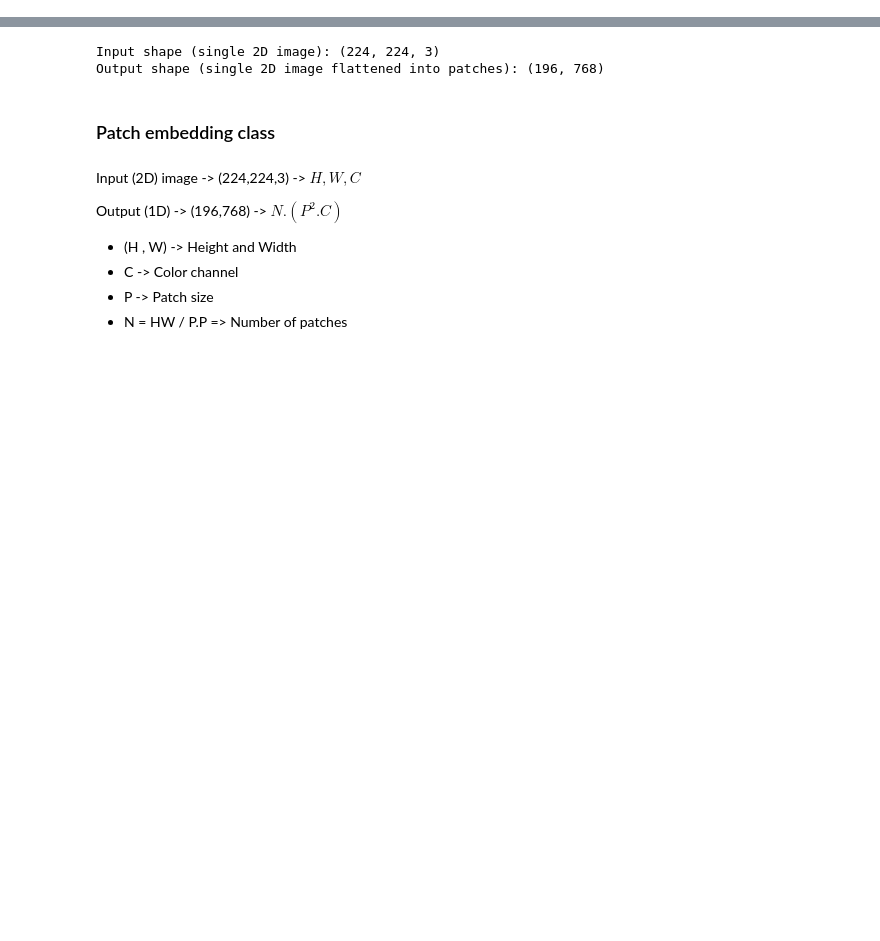
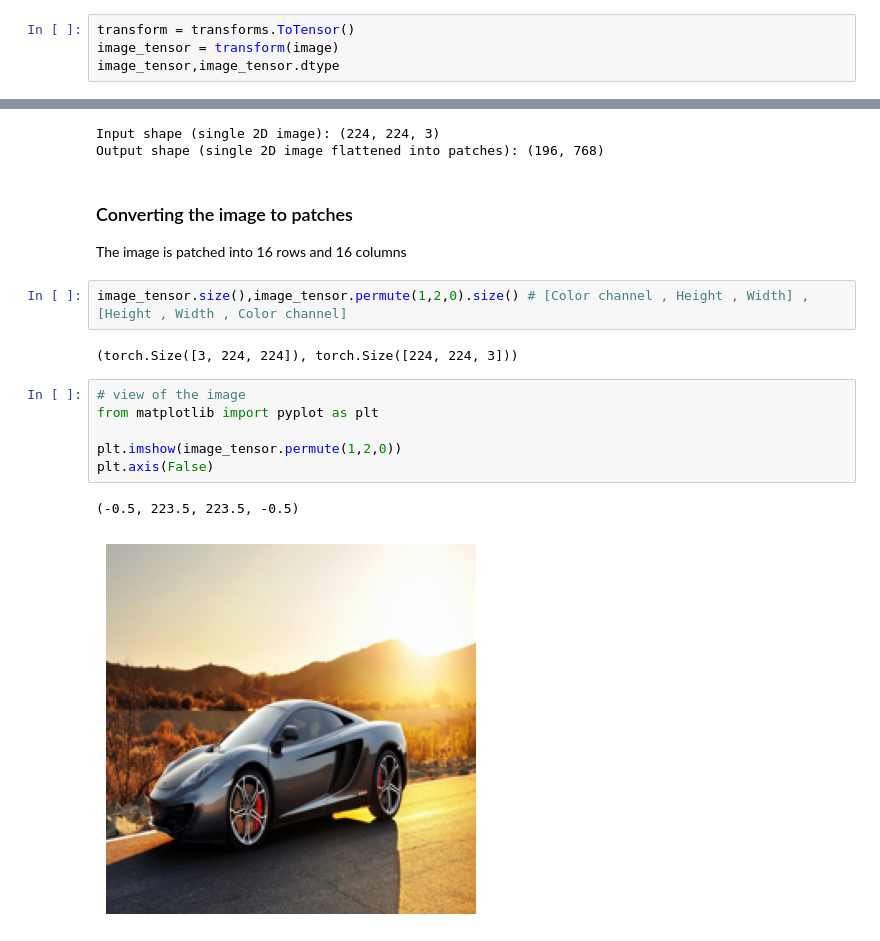
Before and after one commit to JaiSuryaPrabu/deep_learning, a Jupyter notebook: 4_Paper_Replication.ipynb, the cells around one changed output, grey strips where cells are left out. Cells and saved outputs as stored; diff of their text form; blank space fills up the shorter version.

```diff
--- a/4_Paper_Replication.ipynb
+++ b/4_Paper_Replication.ipynb
@@ -95,0 +107,4 @@ In the vector form it looks like
+# %%
+transform = transforms.ToTensor()
+image_tensor = transform(image)
+image_tensor,image_tensor.dtype
@@ -130,14 +163,19 @@ print(f"Output shape (single 2D image flattened into patches): {embedding_layer_
 # %% [output]
 Input shape (single 2D image): (224, 224, 3)
 Output shape (single 2D image flattened into patches): (196, 768)
-# %% [markdown]
-### Patch embedding class
-# %% [markdown]
-Input (2D) image -> (224,224,3) -> $H,W,C$
-
-Output (1D)      -> (196,768)   -> $N . (P^2.C)$
-
-* (H , W) -> Height and Width
-* C -> Color channel
-* P -> Patch size
-* N = HW / P.P => Number of patches
+# %% [markdown]
+### Converting the image to patches
+The image is patched into 16 rows and 16 columns
+# %%
+image_tensor.size(),image_tensor.permute(1,2,0).size() # [Color channel , Height , Width] , [Height , Width , Color channel]
+# %% [output]
+(torch.Size([3, 224, 224]), torch.Size([224, 224, 3]))
+# %%
+# view of the image
+from matplotlib import pyplot as plt
+
+plt.imshow(image_tensor.permute(1,2,0))
+plt.axis(False)
+# %% [output]
+(-0.5, 223.5, 223.5, -0.5)
+[figure, added]
```
Also changed, not shown: parts of 9 cells of this notebook.
